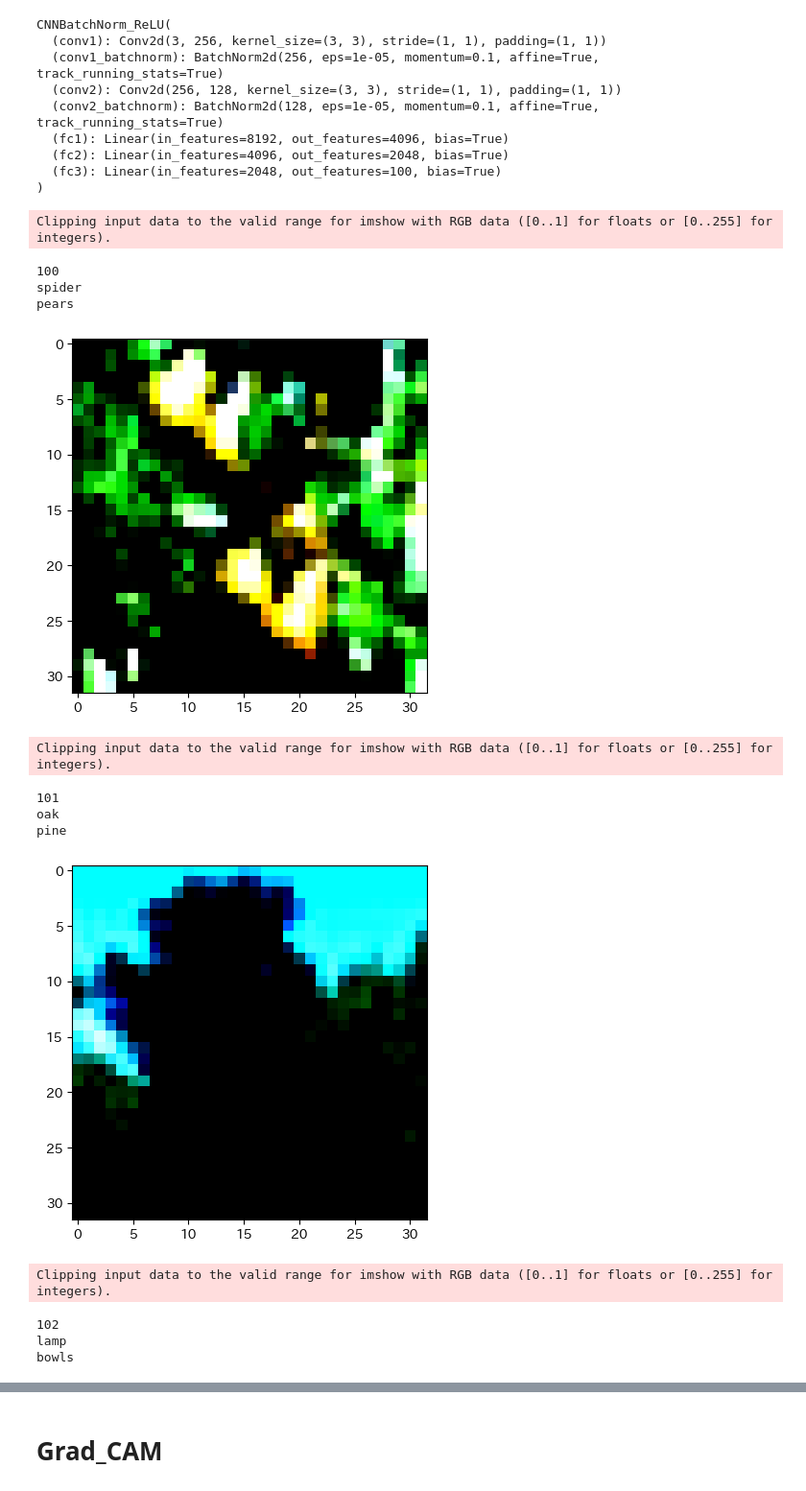
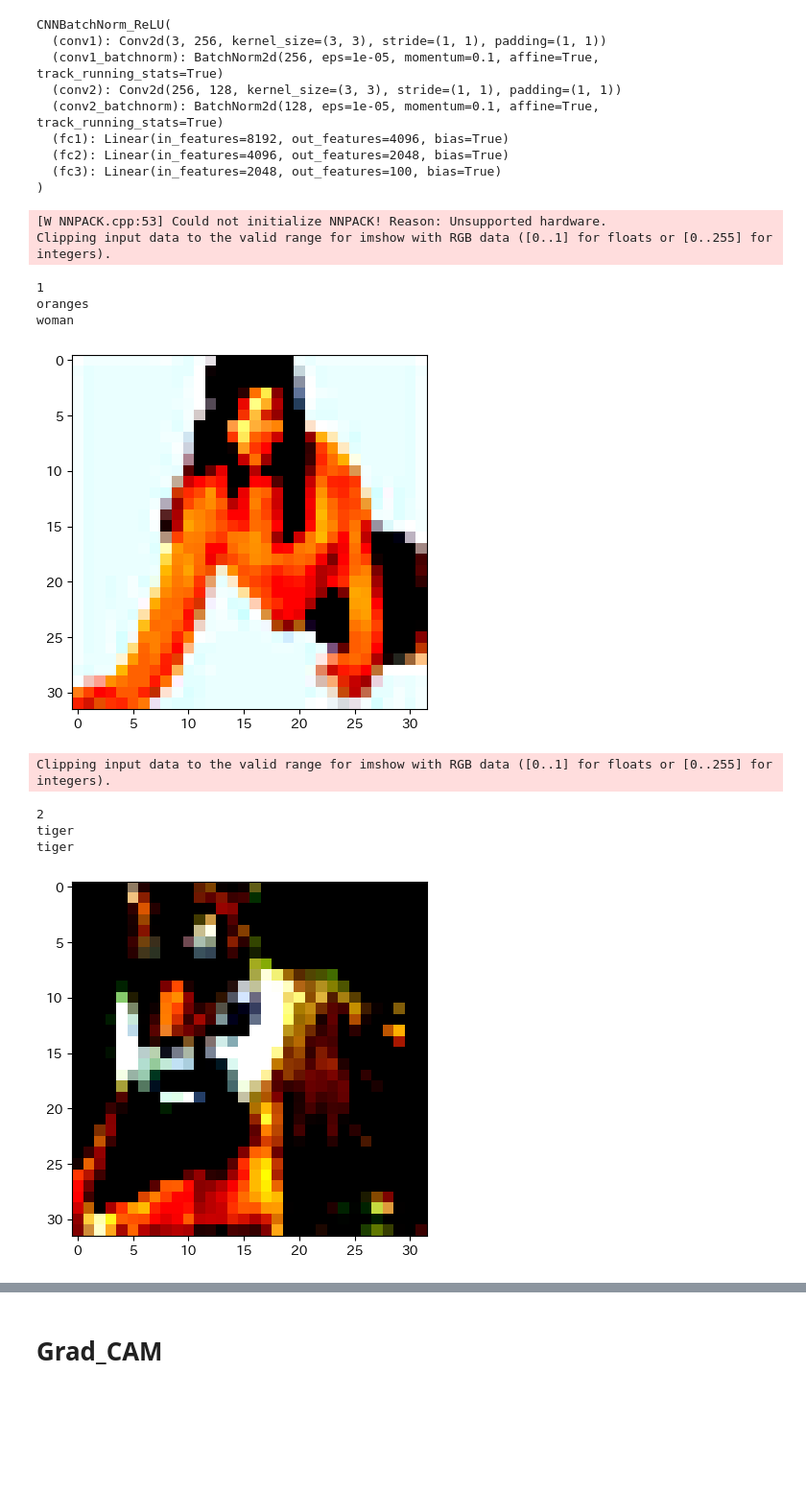
Before and after one commit to harukicode0/Studying_Image_Recognition, a Jupyter notebook: record.ipynb, the cells around one changed output, grey strips where cells are left out. Shown at 96% size. Saved outputs shown, nothing was run; the diff lists cells and outputs as text; code cells hidden in the pictures; blank space fills up the shorter version.

```diff
--- a/record.ipynb
+++ b/record.ipynb
@@ -148,25 +148,22 @@ CNNBatchNorm_ReLU(
 for i in val_loader:
     img,labels = i
 # %%
-for i in range(100,200):
+for i in range(1,3):
     num = i
     print(i)
     print(class_names[torch.argmax(loaded_model(img[num].unsqueeze(0))).item()])
     print(class_names[labels[num].item()])
     plt.imshow(img[num].permute(1,2,0))
     plt.show()
 # %% [output]
+[W NNPACK.cpp:53] Could not initialize NNPACK! Reason: Unsupported hardware.
 Clipping input data to the valid range for imshow with RGB data ([0..1] for floats or [0..255] for integers).
-100
-spider
-pears
+1
+oranges
+woman
-[figure, old version]
+[figure, new version]
 Clipping input data to the valid range for imshow with RGB data ([0..1] for floats or [0..255] for integers).
-101
-oak
-pine
+2
+tiger
+tiger
-[figure, old version]
+[figure, new version]
-Clipping input data to the valid range for imshow with RGB data ([0..1] for floats or [0..255] for integers).
-102
-lamp
-bowls
```
Also changed, not shown: parts of 3 cells of this notebook.
